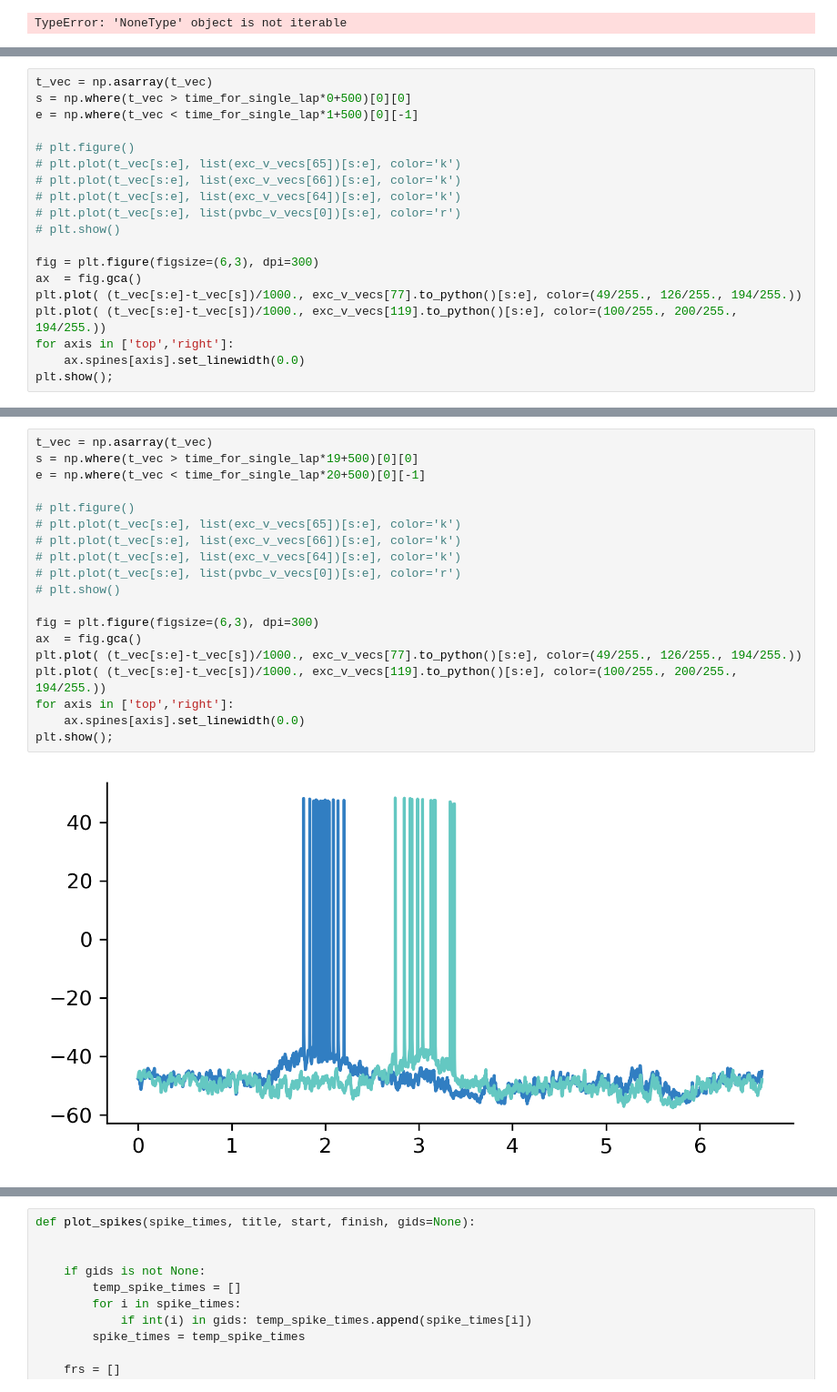
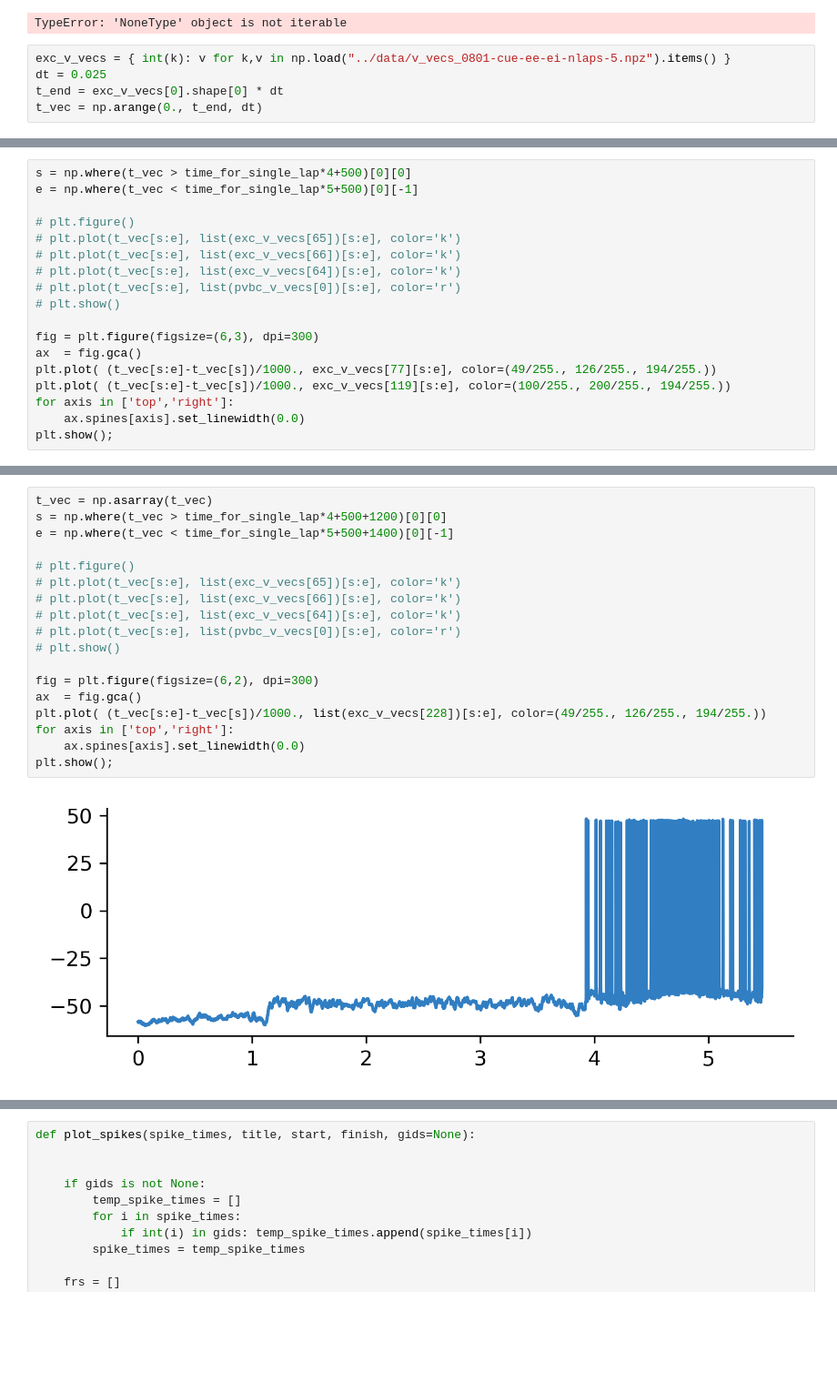
Before and after one commit to soltesz-lab/ca3_biophysical, a Jupyter notebook: notebooks/plot_training.ipynb, the cells around one changed output, grey strips where cells are left out. Shown at 91% size. Cells and saved outputs as stored; diff of their text form; blank space fills up the shorter version.

```diff
--- a/notebooks/plot_training.ipynb
+++ b/notebooks/plot_training.ipynb
@@ -534,4 +492,9 @@ plt.colorbar()
 plt.show()
 # %% [output]
 TypeError: 'NoneType' object is not iterable
+# %%
+exc_v_vecs = { int(k): v for k,v in np.load("../data/v_vecs_0801-cue-ee-ei-nlaps-5.npz").items() }
+dt = 0.025
+t_end = exc_v_vecs[0].shape[0] * dt
+t_vec = np.arange(0., t_end, dt)
 # %%
@@ -543,7 +512,6 @@ plt.show();
 # %%
-t_vec = np.asarray(t_vec)
-s = np.where(t_vec > time_for_single_lap*0+500)[0][0]
-e = np.where(t_vec < time_for_single_lap*1+500)[0][-1]
+s = np.where(t_vec > time_for_single_lap*4+500)[0][0]
+e = np.where(t_vec < time_for_single_lap*5+500)[0][-1]
 
 # plt.figure()
 # plt.plot(t_vec[s:e], list(exc_v_vecs[65])[s:e], color='k')
@@ -554,8 +522,8 @@ e = np.where(t_vec < time_for_single_lap*1+500)[0][-1]
 
 fig = plt.figure(figsize=(6,3), dpi=300)
 ax  = fig.gca()
-plt.plot( (t_vec[s:e]-t_vec[s])/1000., exc_v_vecs[77].to_python()[s:e], color=(49/255., 126/255., 194/255.))
-plt.plot( (t_vec[s:e]-t_vec[s])/1000., exc_v_vecs[119].to_python()[s:e], color=(100/255., 200/255., 194/255.))
+plt.plot( (t_vec[s:e]-t_vec[s])/1000., exc_v_vecs[77][s:e], color=(49/255., 126/255., 194/255.))
+plt.plot( (t_vec[s:e]-t_vec[s])/1000., exc_v_vecs[119][s:e], color=(100/255., 200/255., 194/255.))
 for axis in ['top','right']:
     ax.spines[axis].set_linewidth(0.0)
 plt.show();
@@ -564,21 +532,20 @@ plt.show();
 # %%
 t_vec = np.asarray(t_vec)
-s = np.where(t_vec > time_for_single_lap*19+500)[0][0]
-e = np.where(t_vec < time_for_single_lap*20+500)[0][-1]
+s = np.where(t_vec > time_for_single_lap*4+500+1200)[0][0]
+e = np.where(t_vec < time_for_single_lap*5+500+1400)[0][-1]
 
 # plt.figure()
 # plt.plot(t_vec[s:e], list(exc_v_vecs[65])[s:e], color='k')
 # plt.plot(t_vec[s:e], list(exc_v_vecs[66])[s:e], color='k')
 # plt.plot(t_vec[s:e], list(exc_v_vecs[64])[s:e], color='k')
 # plt.plot(t_vec[s:e], list(pvbc_v_vecs[0])[s:e], color='r')
 # plt.show()
 
-fig = plt.figure(figsize=(6,3), dpi=300)
+fig = plt.figure(figsize=(6,2), dpi=300)
 ax  = fig.gca()
-plt.plot( (t_vec[s:e]-t_vec[s])/1000., exc_v_vecs[77].to_python()[s:e], color=(49/255., 126/255., 194/255.))
-plt.plot( (t_vec[s:e]-t_vec[s])/1000., exc_v_vecs[119].to_python()[s:e], color=(100/255., 200/255., 194/255.))
+plt.plot( (t_vec[s:e]-t_vec[s])/1000., list(exc_v_vecs[228])[s:e], color=(49/255., 126/255., 194/255.))
 for axis in ['top','right']:
     ax.spines[axis].set_linewidth(0.0)
 plt.show();
 # %% [output]
-[figure, old version]
+[figure, new version]
```
Also changed, not shown: parts of 21 cells of this notebook, 2 other files.
